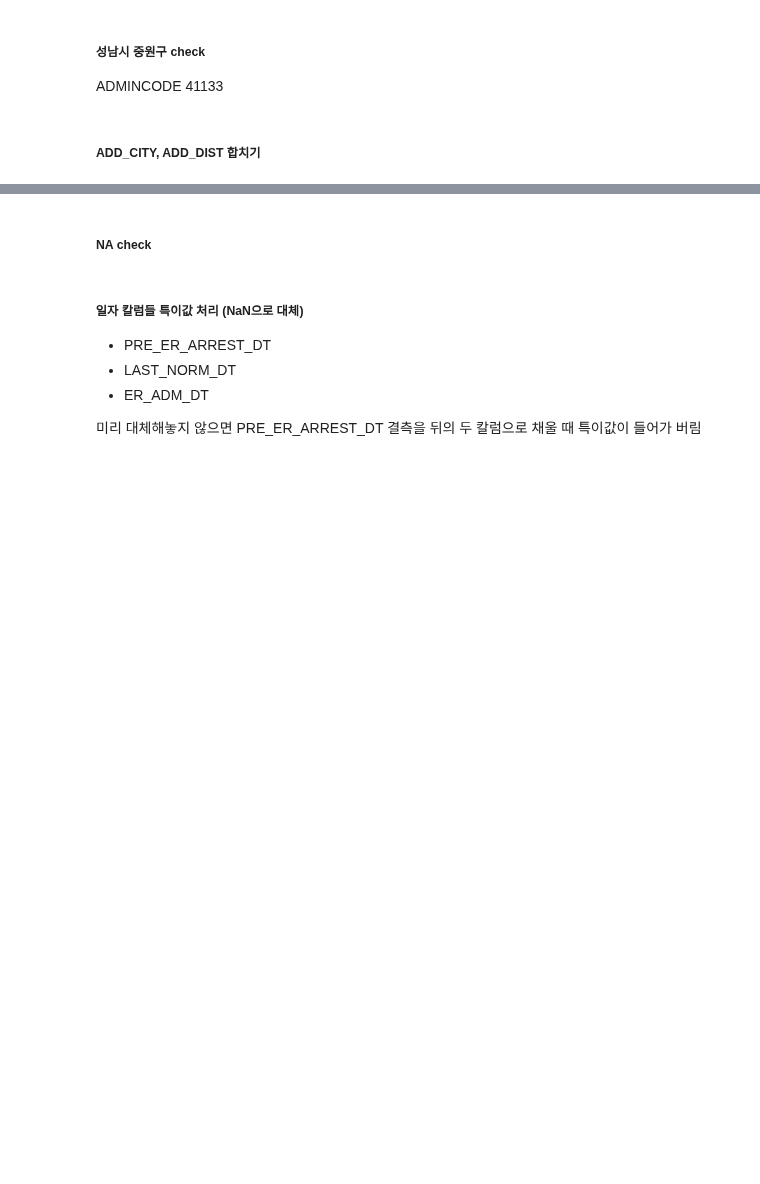
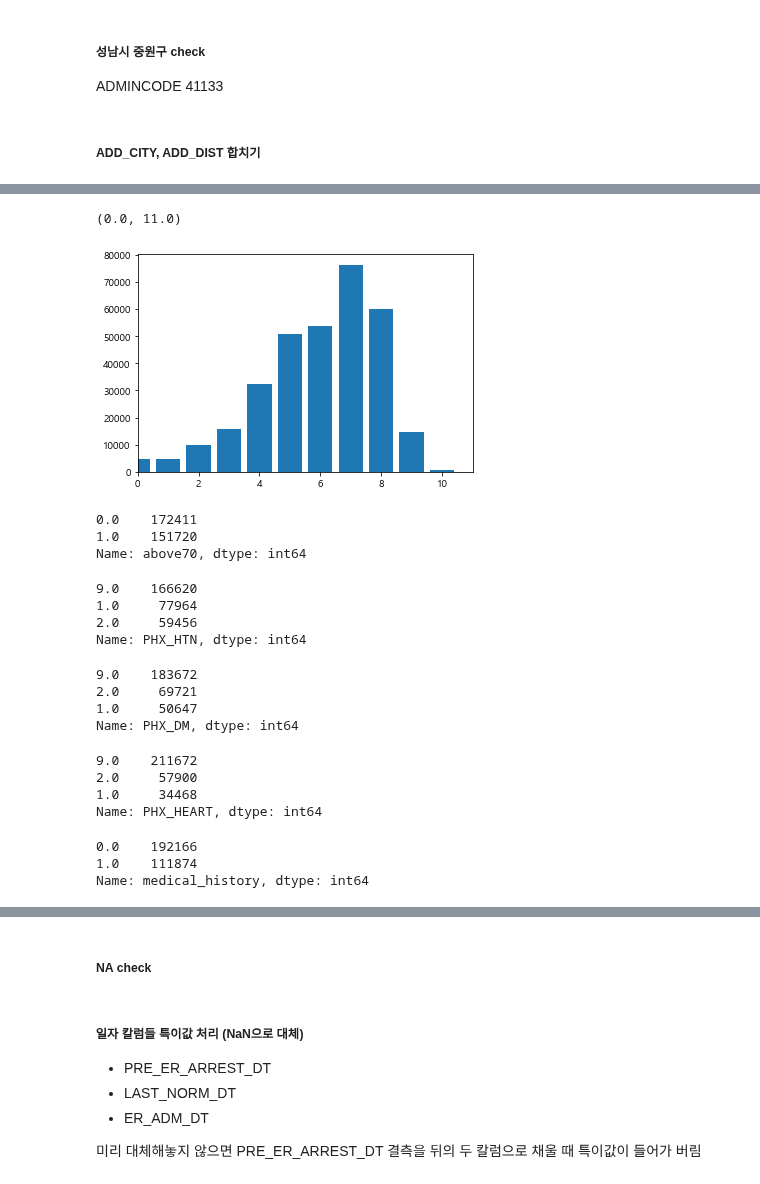
Before and after one commit to ZIO-KIM/SNUlab, a Jupyter notebook: OHCA_preprocess.ipynb, the cells around one changed output, grey strips where cells are left out. Saved outputs shown, nothing was run; the diff lists cells and outputs as text; code cells hidden in the pictures; blank space fills up the shorter version.

```diff
--- a/OHCA_preprocess.ipynb
+++ b/OHCA_preprocess.ipynb
@@ -98,0 +122,4 @@ ohca_all['P_ADD_CITY_DIST'] = ohca_all['P_ADD_CITY'] + ' ' + ohca_all['P_ADD_DIS
+# %%
+group_age = ohca_all.groupby(ohca_all['AGE'] // 10)
+group_age = pd.DataFrame(group_age.size().reset_index(name='count'))
+group_age
@@ -98,0 +141,6 @@ ohca_all['P_ADD_CITY_DIST'] = ohca_all['P_ADD_CITY'] + ' ' + ohca_all['P_ADD_DIS
+# %%
+plt.bar(group_age['AGE'], group_age['count'])
+plt.xlim([0, 11])
+# %% [output]
+(0.0, 11.0)
+[figure, added]
@@ -98,0 +156,46 @@ ohca_all['P_ADD_CITY_DIST'] = ohca_all['P_ADD_CITY'] + ' ' + ohca_all['P_ADD_DIS
+# %%
+ohca_all['above70'].value_counts()
+# %% [output]
+0.0    172411
+1.0    151720
+Name: above70, dtype: int64
+# %%
+# 과거력 - 고혈압
+# 1 - 있음, 2 - 없음, 9 - 미상
+
+ohca_all['PHX_HTN'].value_counts()
+# %% [output]
+9.0    166620
+1.0     77964
+2.0     59456
+Name: PHX_HTN, dtype: int64
+# %%
+# 과거력 - 당뇨병
+# 1 - 있음, 2 - 없음, 9 - 미상
+
+ohca_all['PHX_DM'].value_counts()
+# %% [output]
+9.0    183672
+2.0     69721
+1.0     50647
+Name: PHX_DM, dtype: int64
+# %%
+# 과거력 - 심장질환
+# 1 - 있음, 2 - 없음, 9 - 미상
+
+ohca_all['PHX_HEART'].value_counts()
+# %% [output]
+9.0    211672
+2.0     57900
+1.0     34468
+Name: PHX_HEART, dtype: int64
+# %%
+# 2008년 제외하고 medical_history 생성
+# 미상이 너무 많다 .. 이렇게 하면 미상까지 다 0으로 처리되는 건데? 이렇게 하면 안 됨
+ohca_all.loc[ohca_all['YEAR'] != 2008, 'medical_history'] = 0
+ohca_all.loc[(ohca_all['PHX_HTN'] == 1) | (ohca_all['PHX_DM'] == 1) | (ohca_all['PHX_HEART'] == 1), 'medical_history'] = 1
+ohca_all['medical_history'].value_counts()
+# %% [output]
+0.0    192166
+1.0    111874
+Name: medical_history, dtype: int64
```
Also changed, not shown: parts of 7 cells of this notebook.
